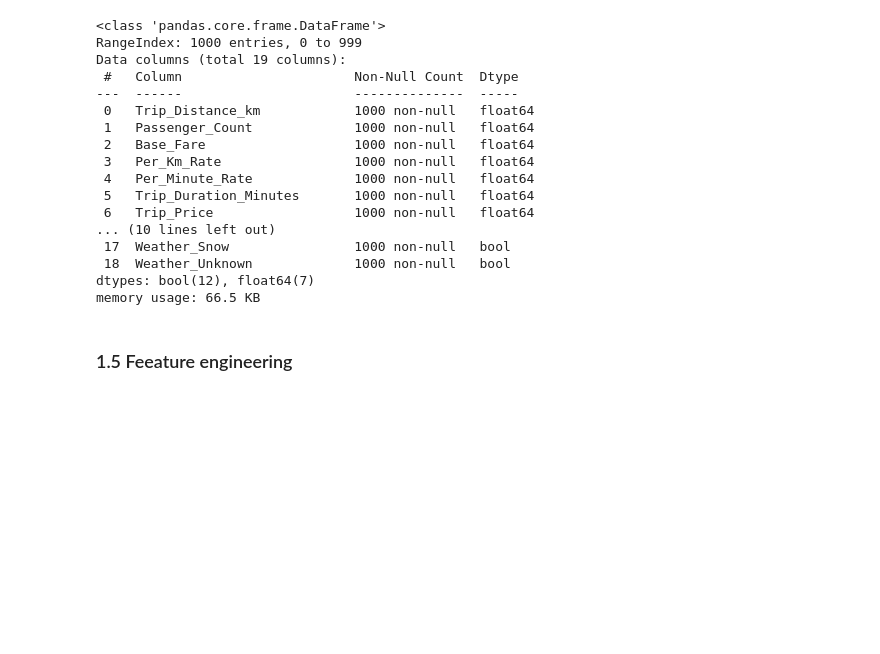
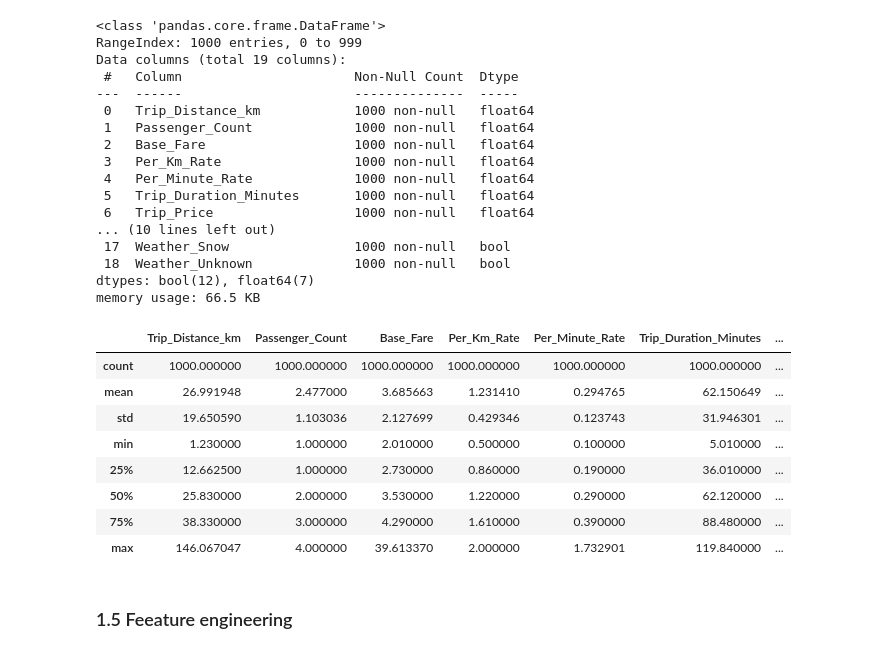
Before and after one commit to vegetablecloud/taxi-prediction-fullstack-ludvig-opa24, a Jupyter notebook: src/taxipred/backend/notebooks/taxi_generate_models.ipynb, the cells around one changed output. Saved outputs shown, nothing was run; the diff lists cells and outputs as text; code cells hidden in the pictures; blank space fills up the shorter version.

```diff
--- a/src/taxipred/backend/notebooks/taxi_generate_models.ipynb
+++ b/src/taxipred/backend/notebooks/taxi_generate_models.ipynb
@@ -32,6 +32,18 @@ Data columns (total 19 columns):
  18  Weather_Unknown             1000 non-null   bool
 dtypes: bool(12), float64(7)
 memory usage: 66.5 KB
+# %%
+df.describe()
+# %% [output]
+|  | Trip_Distance_km | Passenger_Count | Base_Fare | Per_Km_Rate | Per_Minute_Rate | Trip_Duration_Minutes | ... |
+| count | 1000.000000 | 1000.000000 | 1000.000000 | 1000.000000 | 1000.000000 | 1000.000000 | ... |
+| mean | 26.991948 | 2.477000 | 3.685663 | 1.231410 | 0.294765 | 62.150649 | ... |
+| std | 19.650590 | 1.103036 | 2.127699 | 0.429346 | 0.123743 | 31.946301 | ... |
+| min | 1.230000 | 1.000000 | 2.010000 | 0.500000 | 0.100000 | 5.010000 | ... |
+| 25% | 12.662500 | 1.000000 | 2.730000 | 0.860000 | 0.190000 | 36.010000 | ... |
+| 50% | 25.830000 | 2.000000 | 3.530000 | 1.220000 | 0.290000 | 62.120000 | ... |
+| 75% | 38.330000 | 3.000000 | 4.290000 | 1.610000 | 0.390000 | 88.480000 | ... |
+| max | 146.067047 | 4.000000 | 39.613370 | 2.000000 | 1.732901 | 119.840000 | ... |
 # %% [markdown]
 ### 1.5 Feeature engineering
 # %% [markdown]
```
Also changed, not shown: parts of 11 cells of this notebook, 2 other files.
